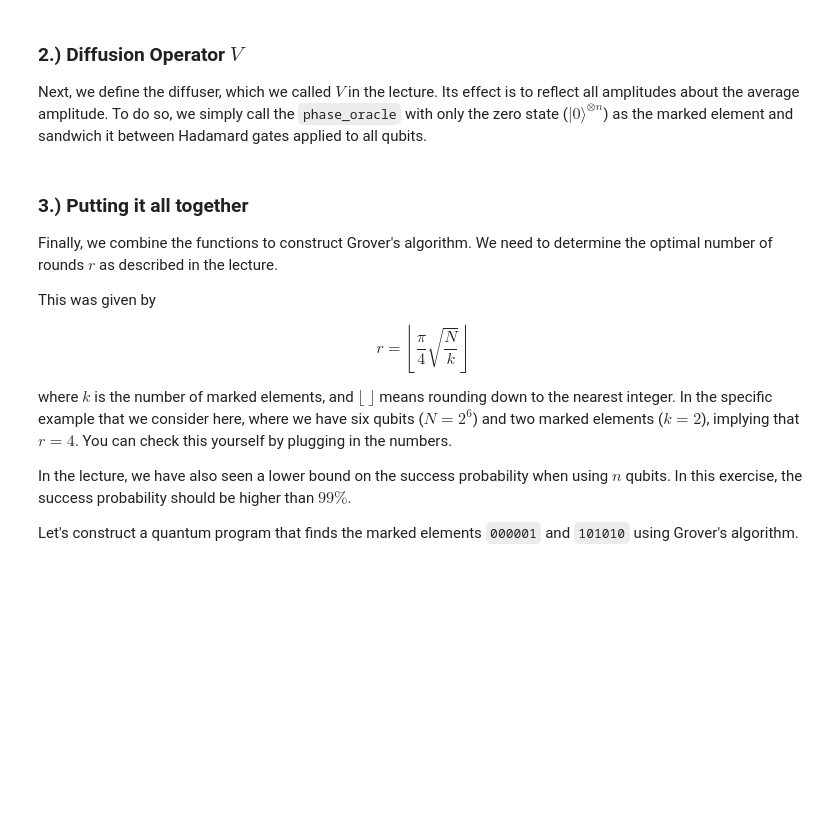
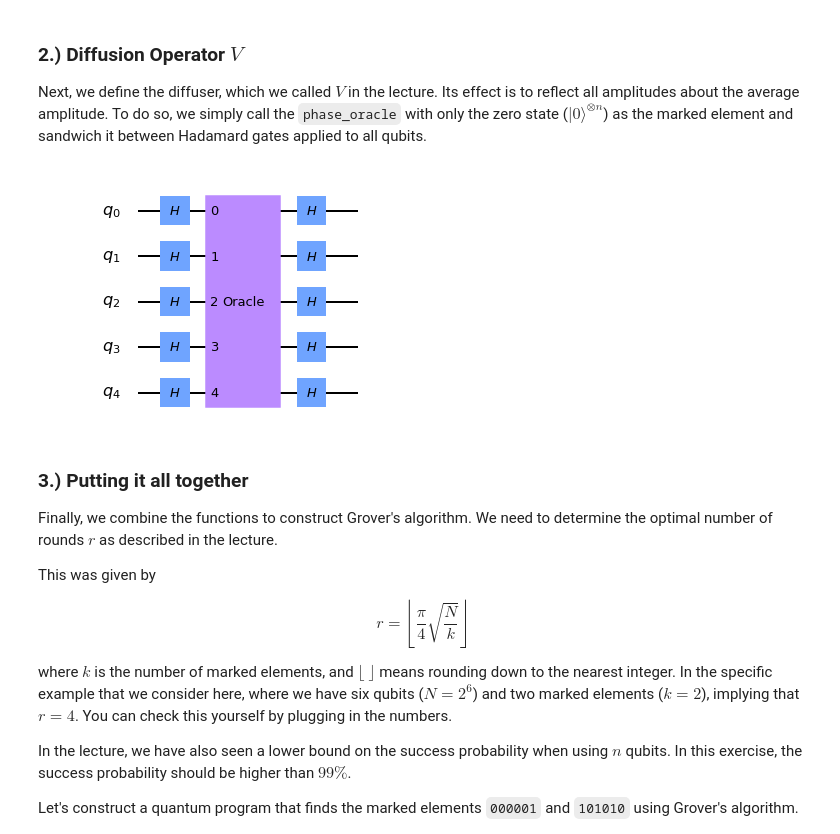
Before and after one commit to unimauro/IBM-QiskitSummerSchool, a Jupyter notebook: lab2/ex1.ipynb, the cells around one changed output. Drawn from its saved outputs; the diff is of its cells as text; code cells hidden in the pictures; blank space fills up the shorter version.

```diff
--- a/lab2/ex1.ipynb
+++ b/lab2/ex1.ipynb
@@ -78,6 +88,12 @@ def diffuser(n):
     ### WRITE YOUR CODE BETWEEN THESE LINES - END
 
     return qc
+# %%
+# St John's added code for testing
+t = diffuser(5)
+t.draw('mpl')
+# %% [output]
+[figure, added]
 # %% [markdown]
 ### 3.) Putting it all together
 
```
Also changed, not shown: parts of 6 cells of this notebook, 2 other files.
